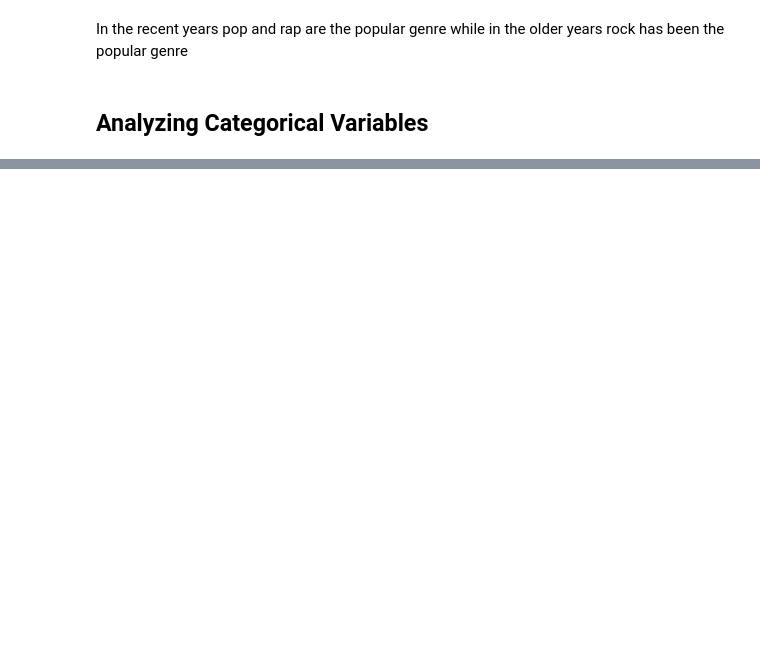
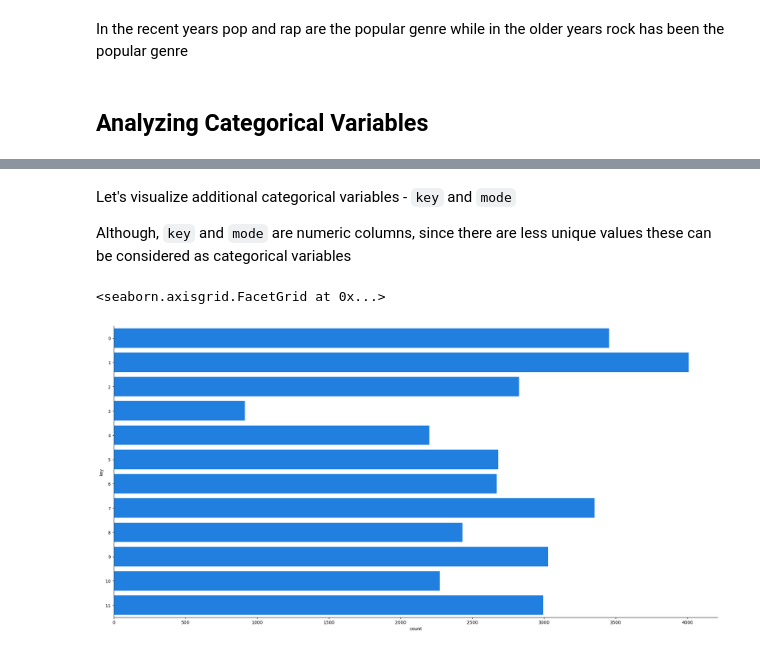
Before and after one commit to vas610/cmpinf-2100_introduction_data_centric_computing, a Jupyter notebook: week8/assignment/eda/Srinivasa_Raghavan_Vasanth_Madhavan_EDA.ipynb, the cells around one changed output, grey strips where cells are left out. Saved outputs shown, nothing was run; the diff lists cells and outputs as text; code cells hidden in the pictures; blank space fills up the shorter version.

```diff
--- a/week8/assignment/eda/Srinivasa_Raghavan_Vasanth_Madhavan_EDA.ipynb
+++ b/week8/assignment/eda/Srinivasa_Raghavan_Vasanth_Madhavan_EDA.ipynb
@@ -330,0 +287,2 @@ plt.show()
+# %%
+df['release_year_bin'] = np.where( df.release_year < 2010 , 'older', 'recent')
@@ -330,0 +305,9 @@ plt.show()
+# %% [markdown]
+Let's visualize additional categorical variables - `key` and `mode`
+
+Although, `key` and `mode` are numeric columns, since there are less unique values these can be considered as categorical variables
+# %%
+sns.catplot(data = df, y='key', kind='count', height=10, aspect=2)
+# %% [output]
+<seaborn.axisgrid.FacetGrid at 0x...>
+[figure, added]
```
Also changed, not shown: parts of 57 cells of this notebook.
